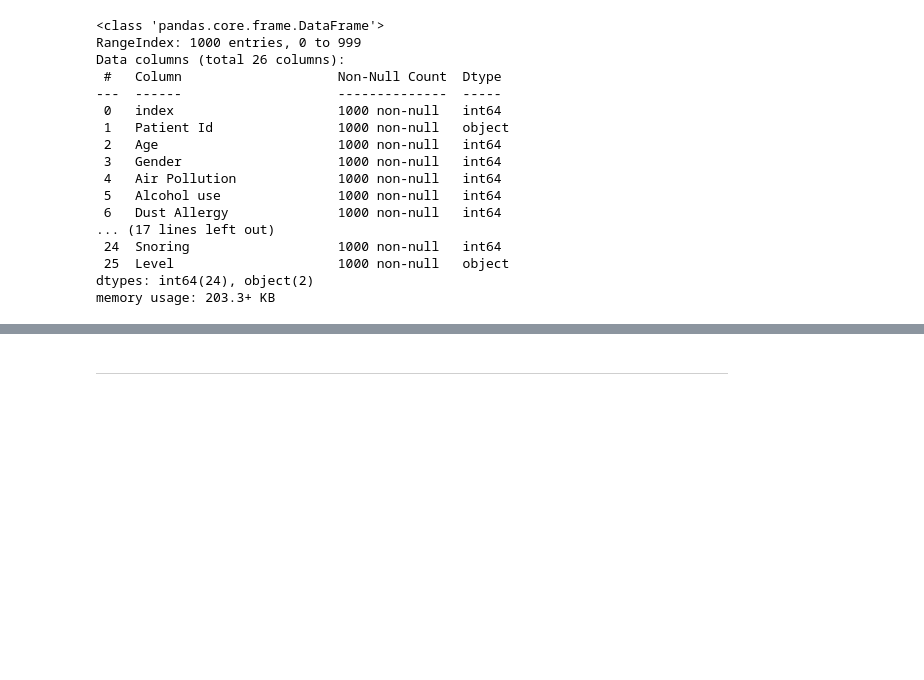
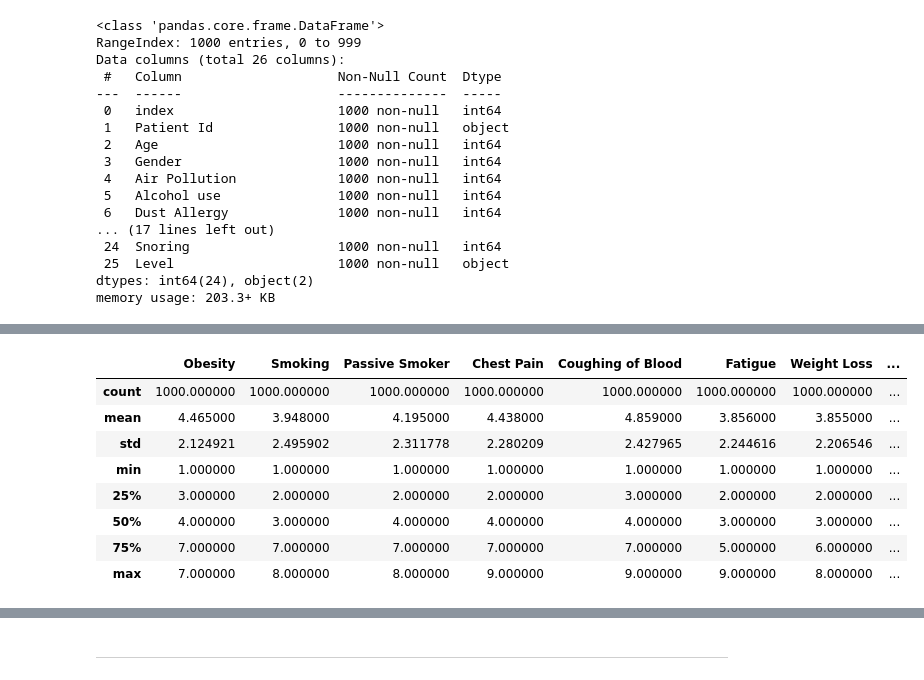
Before and after one commit to encore-SKN11/ML-3Team, a Jupyter notebook: hyg/lung_cancer.ipynb, the cells around one changed output, grey strips where cells are left out. Drawn from its saved outputs; the diff is of its cells as text; code cells hidden in the pictures; blank space fills up the shorter version.

```diff
--- a/hyg/lung_cancer.ipynb
+++ b/hyg/lung_cancer.ipynb
@@ -115,0 +145,12 @@ df.describe()
+# %%
+df.describe().iloc[:, 10:20]
+# %% [output]
+|  | Obesity | Smoking | Passive Smoker | Chest Pain | Coughing of Blood | Fatigue | Weight Loss | ... |
+| count | 1000.000000 | 1000.000000 | 1000.000000 | 1000.000000 | 1000.000000 | 1000.000000 | 1000.000000 | ... |
+| mean | 4.465000 | 3.948000 | 4.195000 | 4.438000 | 4.859000 | 3.856000 | 3.855000 | ... |
+| std | 2.124921 | 2.495902 | 2.311778 | 2.280209 | 2.427965 | 2.244616 | 2.206546 | ... |
+| min | 1.000000 | 1.000000 | 1.000000 | 1.000000 | 1.000000 | 1.000000 | 1.000000 | ... |
+| 25% | 3.000000 | 2.000000 | 2.000000 | 2.000000 | 3.000000 | 2.000000 | 2.000000 | ... |
+| 50% | 4.000000 | 3.000000 | 4.000000 | 4.000000 | 4.000000 | 3.000000 | 3.000000 | ... |
+| 75% | 7.000000 | 7.000000 | 7.000000 | 7.000000 | 7.000000 | 5.000000 | 6.000000 | ... |
+| max | 7.000000 | 8.000000 | 8.000000 | 9.000000 | 9.000000 | 9.000000 | 8.000000 | ... |
```
Also changed, not shown: parts of 15 cells of this notebook.
